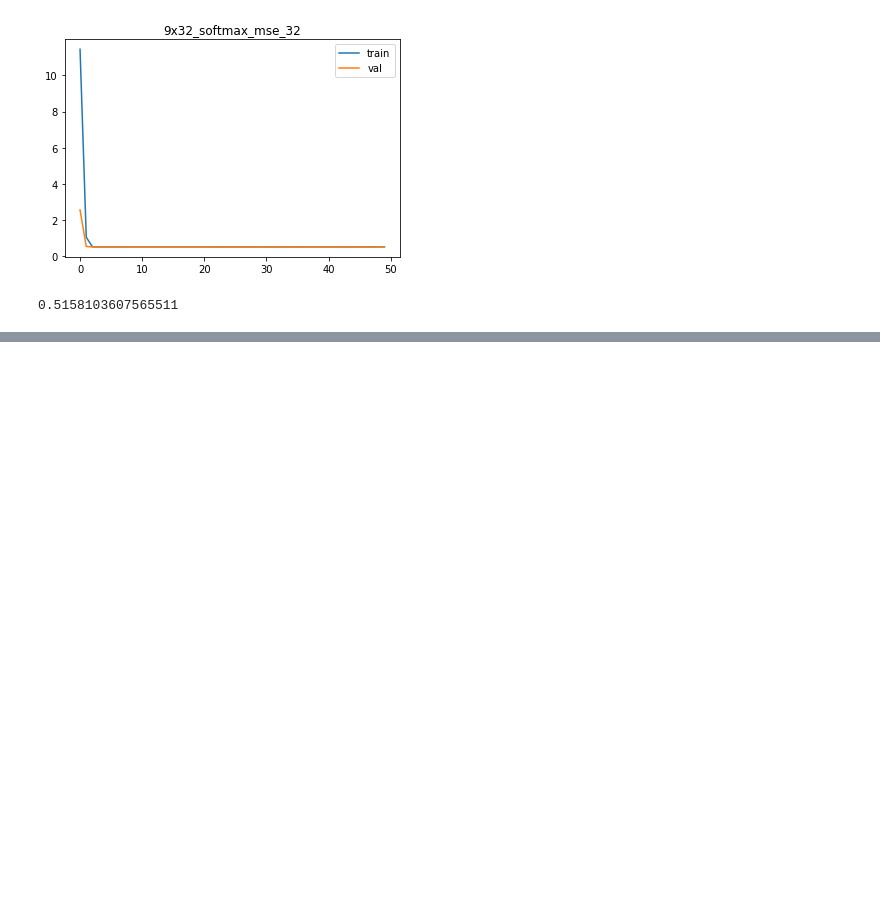
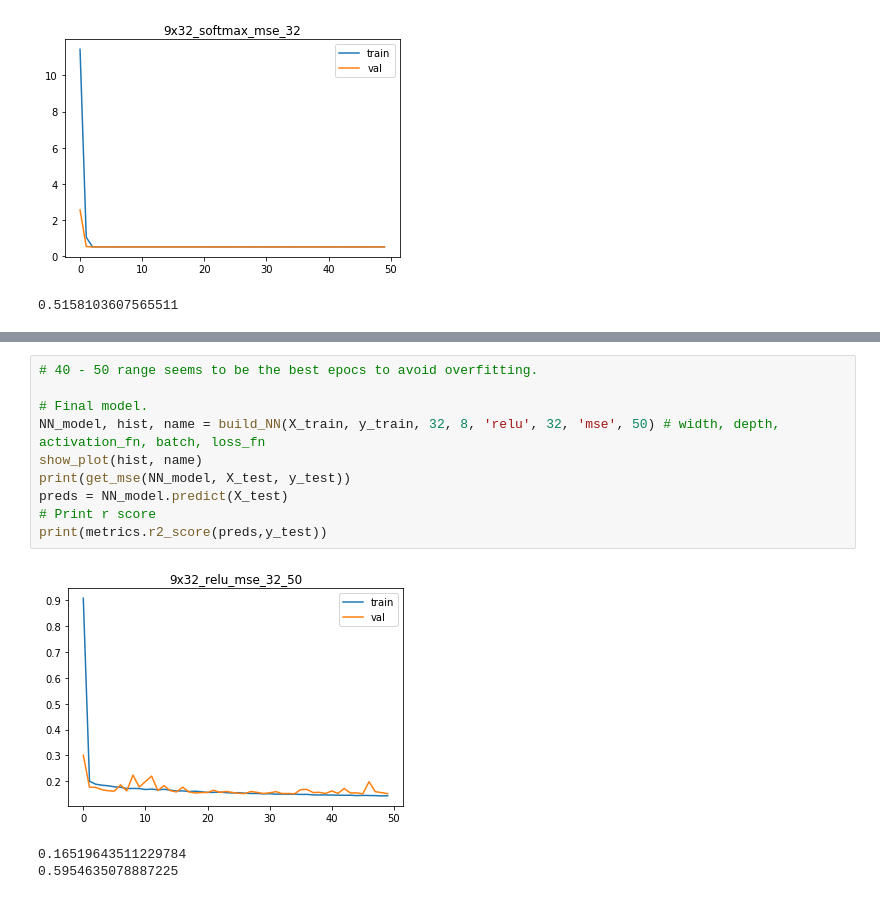
Before and after one commit to varun196/Airbnb_price_prediction, a Jupyter notebook: NN/nn.ipynb, the cells around one changed output, grey strips where cells are left out. Cells and saved outputs as stored; diff of their text form; blank space fills up the shorter version.

```diff
--- a/NN/nn.ipynb
+++ b/NN/nn.ipynb
@@ -120,0 +121,14 @@ print(get_mse(NN_model, X_test, y_test))
+# %%
+# 40 - 50 range seems to be the best epocs to avoid overfitting.
+
+# Final model.
+NN_model, hist, name = build_NN(X_train, y_train, 32, 8, 'relu', 32, 'mse', 50) # width, depth, activation_fn, batch, loss_fn
+show_plot(hist, name)
+print(get_mse(NN_model, X_test, y_test))
+preds = NN_model.predict(X_test)
+# Print r score
+print(metrics.r2_score(preds,y_test))
+# %% [output]
+[figure, added]
+0.16519643511229784
+0.5954635078887225
```
Also changed, not shown: parts of 3 cells of this notebook, 8 other files.
